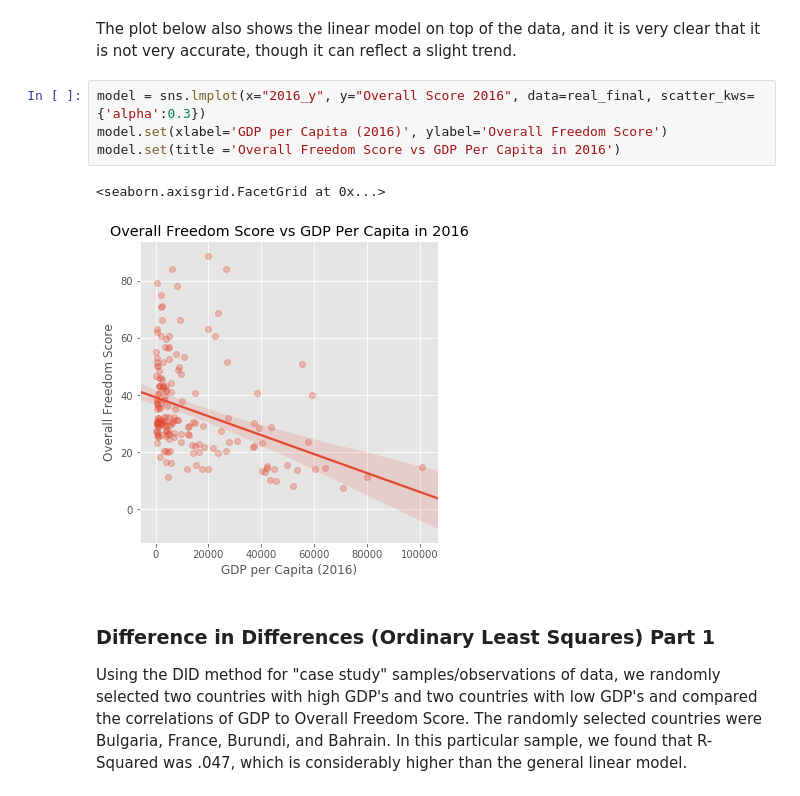
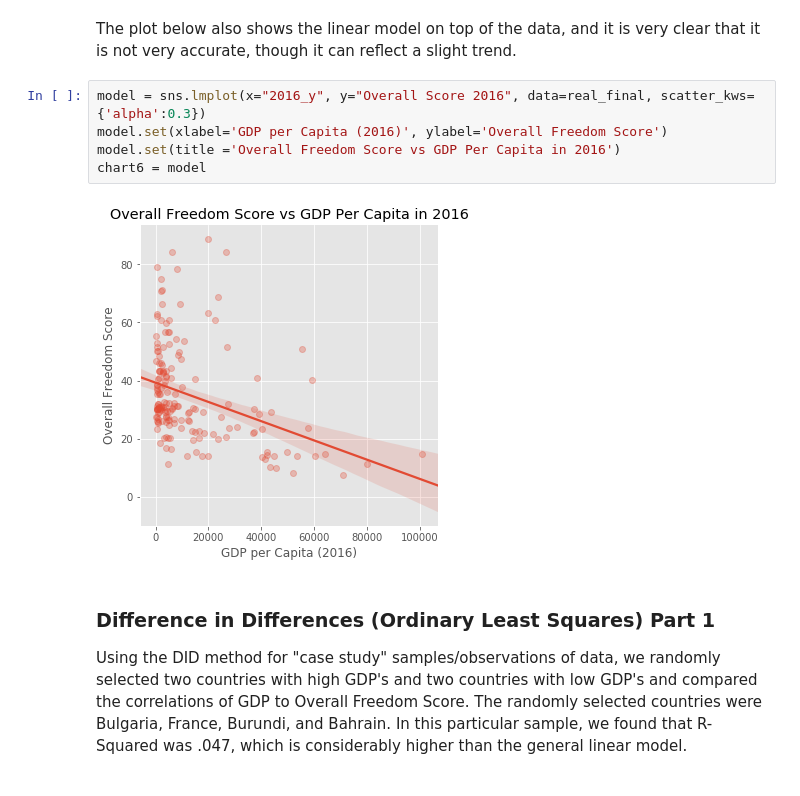
Before and after one commit to aliar97/degrees-of-freedom, a Jupyter notebook: Freedom.ipynb, the cells around one changed output. Saved outputs shown, nothing was run; the diff lists cells and outputs as text.

```diff
--- a/Freedom.ipynb
+++ b/Freedom.ipynb
@@ -275,10 +285,10 @@ The plot below also shows the linear model on top of the data, and it is very cl
 # %%
 model = sns.lmplot(x="2016_y", y="Overall Score 2016", data=real_final, scatter_kws={'alpha':0.3})
 model.set(xlabel='GDP per Capita (2016)', ylabel='Overall Freedom Score')
 model.set(title ='Overall Freedom Score vs GDP Per Capita in 2016')
+chart6 = model
 # %% [output]
-<seaborn.axisgrid.FacetGrid at 0x...>
-[figure, old version]
+[figure, new version]
 # %% [markdown]
 ### Difference in Differences (Ordinary Least Squares) Part 1
 
```
Also changed, not shown: parts of 7 cells of this notebook, 6 other files.
